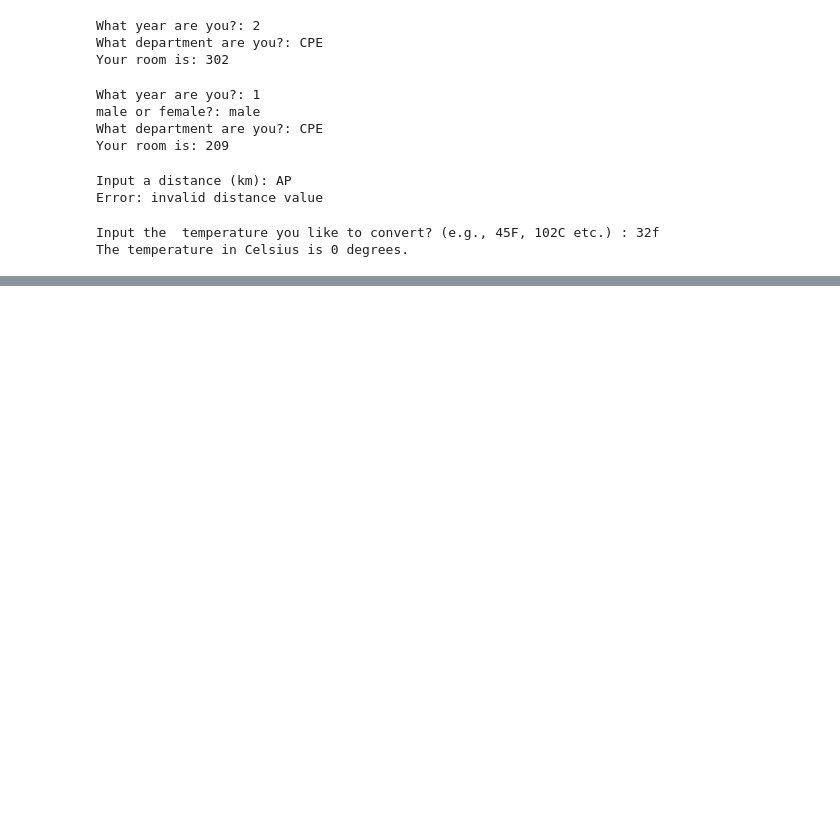
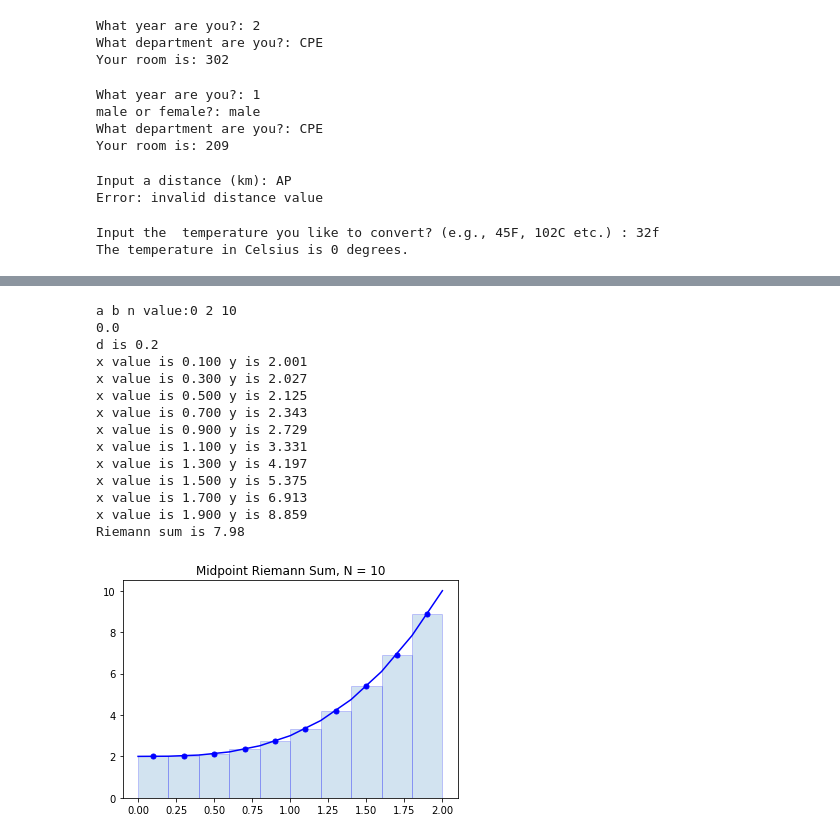
Before and after one commit to apichon/its100_1_2021, a Jupyter notebook: ITS100.ipynb, the cells around one changed output, grey strips where cells are left out. Drawn from its saved outputs; the diff is of its cells as text; code cells hidden in the pictures; blank space fills up the shorter version.

```diff
--- a/ITS100.ipynb
+++ b/ITS100.ipynb
@@ -991,0 +1152,6 @@ The temperature in Celsius is 0 degrees.
+# %%
+#Example 5.12. (05nested1.py)
+
+for x in range(2):
+  for y in range(3):
+    print(x, y)
@@ -991,0 +1211,12 @@ The temperature in Celsius is 0 degrees.
+# %%
+#Example 5.15. Gregory-Leibniz series can be used to approximate π as
+
+n = input("Input n:")
+n = int(n)
+result = 0.0
+for i in range(0,n+1):
+  result += (-1.0)**i/(2.0*i+1.0)
+
+result = result *4
+
+print("pi value is", result)
@@ -991,0 +1262,49 @@ The temperature in Celsius is 0 degrees.
+# %%
+import numpy as np
+import matplotlib.pyplot as plt
+
+a,b,N = input("a b n value:").split()
+a,b,N = int(a),int(b),int(N)
+
+arr_x = np.zeros(N)
+arr_y = np.zeros(N)
+print(arr_x[0])
+d = (b-a)/N
+print("d is",d)
+result = 0.0
+for i in range(1,N+1):
+  x = a + (((2*i)-1)*d/2)
+  y= ((x**3) + 2)
+  arr_x[i-1] = x
+  arr_y[i-1] = y
+  print("x value is %.3f y is %.3f" % (x,y))
+  result = result + y #EQ
+
+result *= d;
+
+print("Riemann sum is %.2f" % result)
+plt.title("Midpoint Riemann Sum, N = {}".format(N))
+
+X = np.arange(a,b+d,d)
+Y = ((X**3) + 2)
+
+plt.plot(X, Y, color="blue")
+plt.plot(arr_x,arr_y,'b.',markersize=10)
+plt.bar(arr_x,arr_y,width=d,alpha=0.2,edgecolor='b')
+plt.show()
+# %% [output]
+a b n value:0 2 10
+0.0
+d is 0.2
+x value is 0.100 y is 2.001
+x value is 0.300 y is 2.027
+x value is 0.500 y is 2.125
+x value is 0.700 y is 2.343
+x value is 0.900 y is 2.729
+x value is 1.100 y is 3.331
+x value is 1.300 y is 4.197
+x value is 1.500 y is 5.375
+x value is 1.700 y is 6.913
+x value is 1.900 y is 8.859
+Riemann sum is 7.98
+[figure, added]
```
Also changed, not shown: parts of 61 cells of this notebook.
